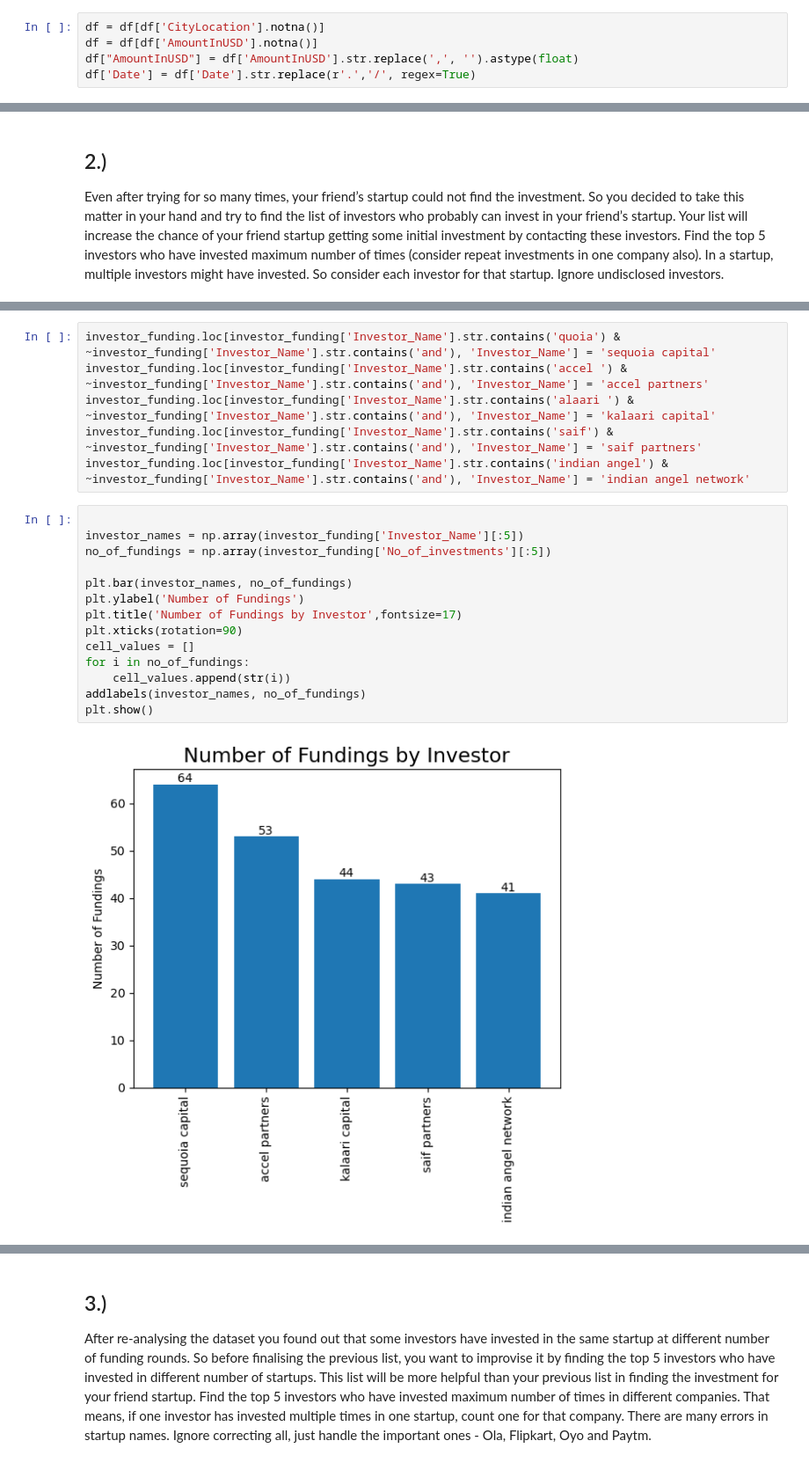
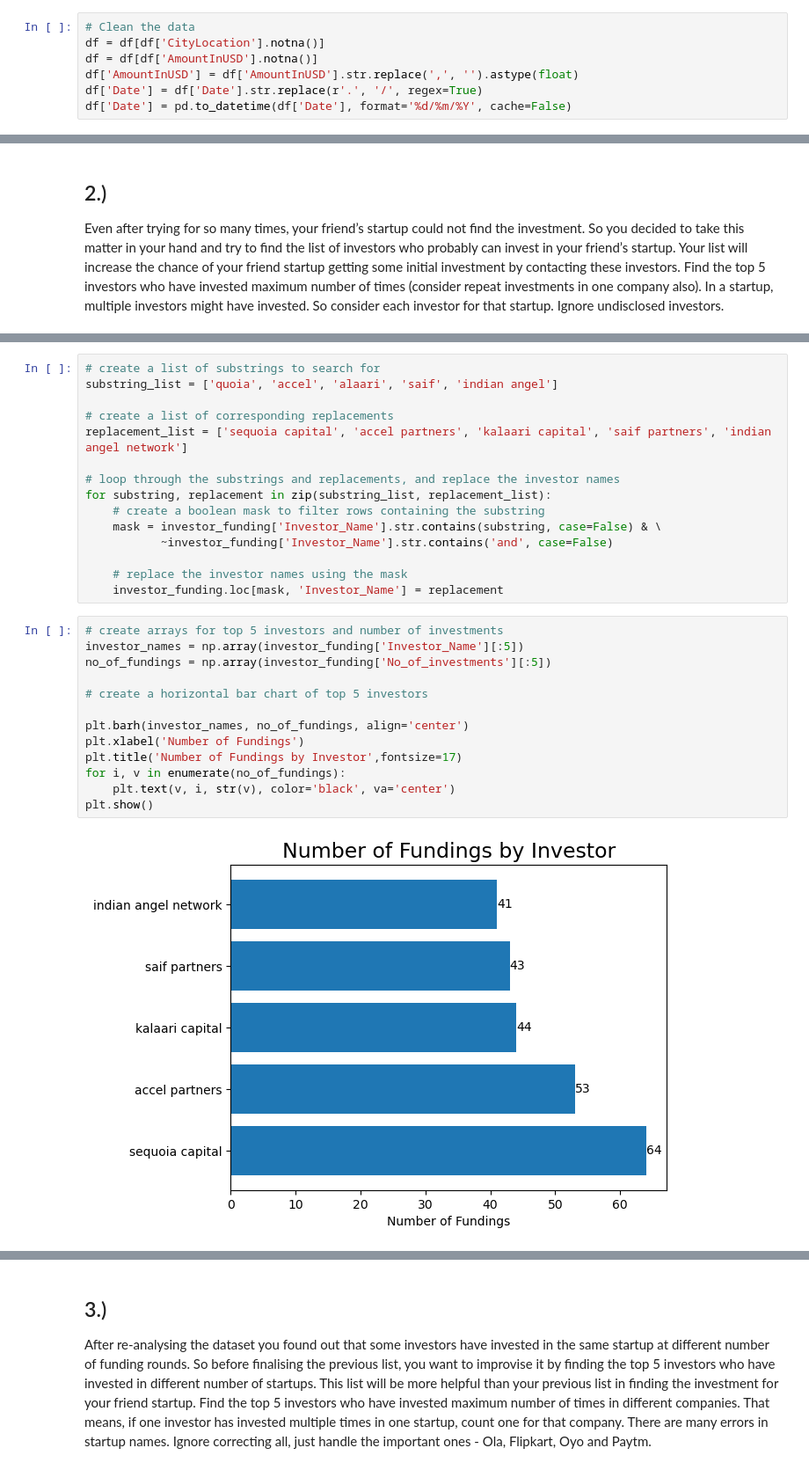
Before and after one commit to amithreddy93/Selenium_Project, a Jupyter notebook: Project - Case Study (Part - II).ipynb, the cells around one changed output, grey strips where cells are left out. Shown: that part at 88% size. Drawn from its saved outputs; the diff is of its cells as text.

```diff
--- a/Project - Case Study (Part - II).ipynb
+++ b/Project - Case Study (Part - II).ipynb
@@ -30,10 +35,12 @@ AmountInUSD         object
 Remarks             object
 dtype: object
 # %%
+# Clean the data
 df = df[df['CityLocation'].notna()]
 df = df[df['AmountInUSD'].notna()]
-df["AmountInUSD"] = df['AmountInUSD'].str.replace(',', '').astype(float)
-df['Date'] = df['Date'].str.replace(r'.','/', regex=True)
+df['AmountInUSD'] = df['AmountInUSD'].str.replace(',', '').astype(float)
+df['Date'] = df['Date'].str.replace(r'.', '/', regex=True)
+df['Date'] = pd.to_datetime(df['Date'], format='%d/%m/%Y', cache=False)
 # %%
 df['Date'] =  pd.to_datetime(df['Date'],format='%d/%m/%Y',cache=False)
 # %%
@@ -181,22 +232,30 @@ Investors like sequoia - Indian
 # %%
-investor_funding.loc[investor_funding['Investor_Name'].str.contains('quoia') & ~investor_funding['Investor_Name'].str.contains('and'), 'Investor_Name'] = 'sequoia capital'
-investor_funding.loc[investor_funding['Investor_Name'].str.contains('accel ') & ~investor_funding['Investor_Name'].str.contains('and'), 'Investor_Name'] = 'accel partners'
-investor_funding.loc[investor_funding['Investor_Name'].str.contains('alaari ') & ~investor_funding['Investor_Name'].str.contains('and'), 'Investor_Name'] = 'kalaari capital'
-investor_funding.loc[investor_funding['Investor_Name'].str.contains('saif') & ~investor_funding['Investor_Name'].str.contains('and'), 'Investor_Name'] = 'saif partners'
-investor_funding.loc[investor_funding['Investor_Name'].str.contains('indian angel') & ~investor_funding['Investor_Name'].str.contains('and'), 'Investor_Name'] = 'indian angel network'
+# create a list of substrings to search for
+substring_list = ['quoia', 'accel', 'alaari', 'saif', 'indian angel']
+
+# create a list of corresponding replacements
+replacement_list = ['sequoia capital', 'accel partners', 'kalaari capital', 'saif partners', 'indian angel network']
+
+# loop through the substrings and replacements, and replace the investor names
+for substring, replacement in zip(substring_list, replacement_list):
+    # create a boolean mask to filter rows containing the substring
+    mask = investor_funding['Investor_Name'].str.contains(substring, case=False) & \
+           ~investor_funding['Investor_Name'].str.contains('and', case=False)
+
+    # replace the investor names using the mask
+    investor_funding.loc[mask, 'Investor_Name'] = replacement
 # %%
-
+# create arrays for top 5 investors and number of investments
 investor_names = np.array(investor_funding['Investor_Name'][:5])
 no_of_fundings = np.array(investor_funding['No_of_investments'][:5])
 
-plt.bar(investor_names, no_of_fundings)
-plt.ylabel('Number of Fundings')
+# create a horizontal bar chart of top 5 investors
+
+plt.barh(investor_names, no_of_fundings, align='center')
+plt.xlabel('Number of Fundings')
 plt.title('Number of Fundings by Investor',fontsize=17)
-plt.xticks(rotation=90)
-cell_values = []
-for i in no_of_fundings:
-    cell_values.append(str(i))
-addlabels(investor_names, no_of_fundings)
+for i, v in enumerate(no_of_fundings):
+    plt.text(v, i, str(v), color='black', va='center')
 plt.show()
 # %% [output]
-[figure, old version]
+[figure, new version]
```
Also changed, not shown: parts of 19 cells of this notebook.
